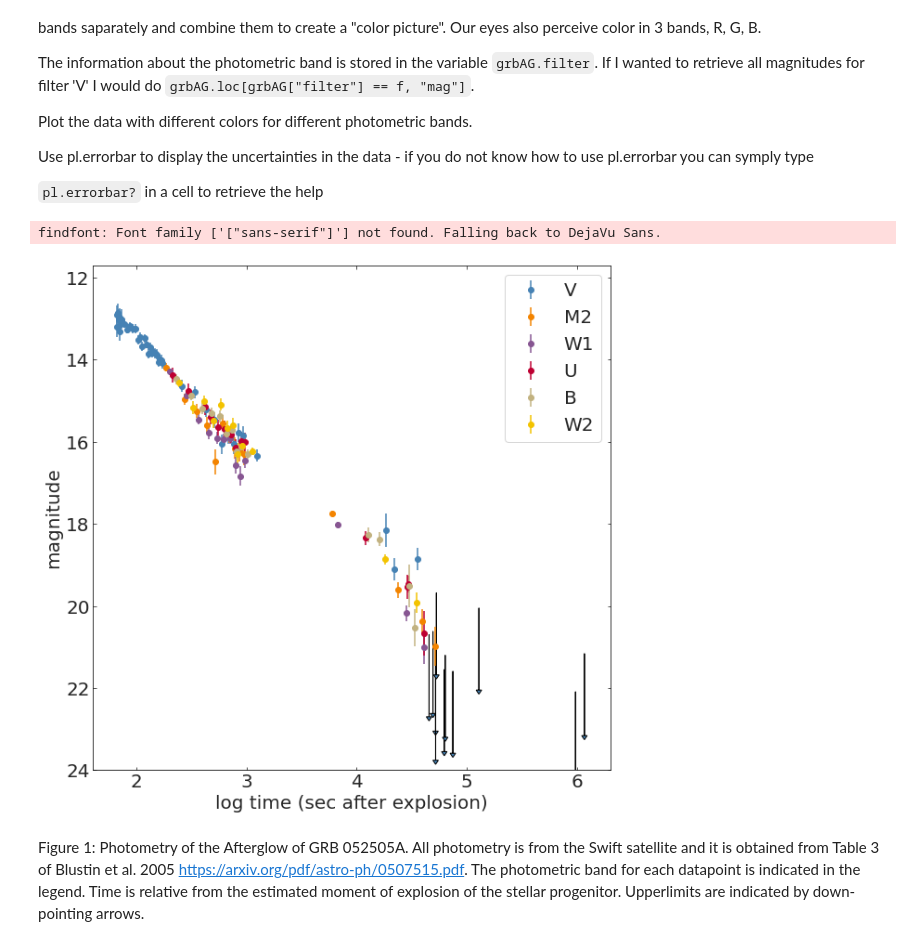
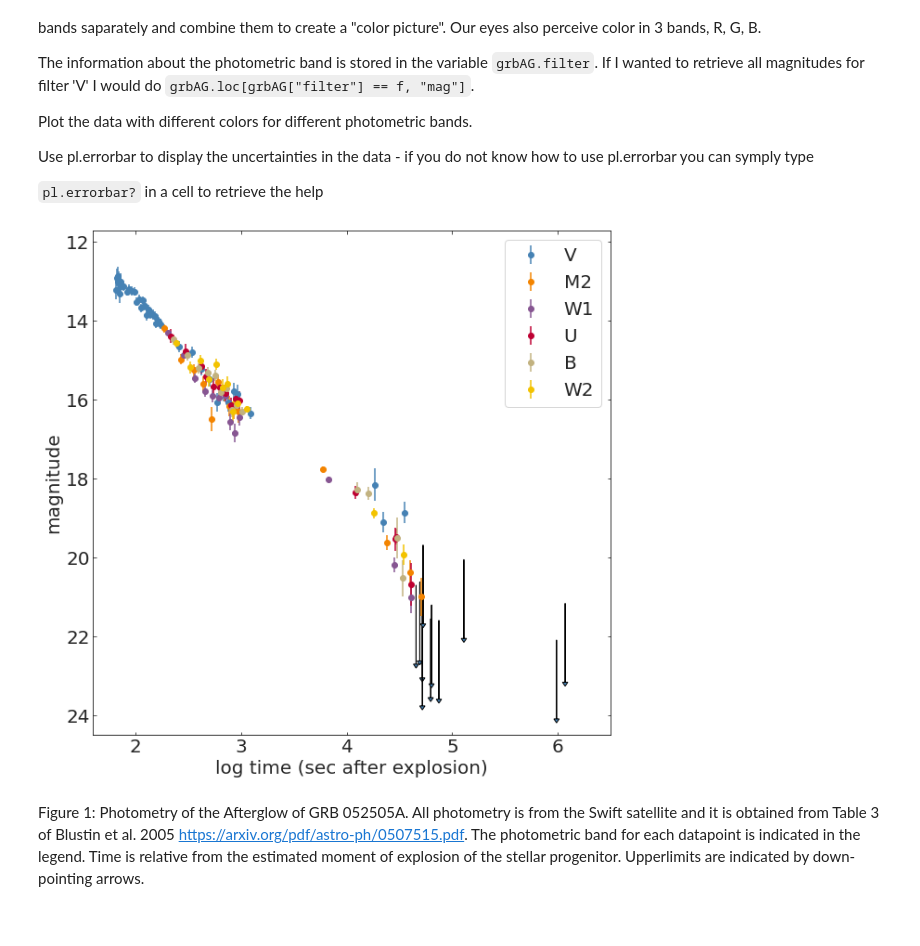
Before and after one commit to lifewinning/MLTSA22_IBurrington, a Jupyter notebook: HW1/FittingLineToGRBAfterglows_instructions.ipynb, the cells around one changed output. Cells and saved outputs as stored; diff of their text form; code cells hidden in the pictures.

```diff
--- a/HW1/FittingLineToGRBAfterglows_instructions.ipynb
+++ b/HW1/FittingLineToGRBAfterglows_instructions.ipynb
@@ -75,34 +75,32 @@ Use pl.errorbar to display the uncertainties in the data - if you do not know ho
 # %%
 #create a figure container and an axis object inside of it
 ax = pl.figure(figsize=(10,10)).add_subplot(111)
 
 #loop on every filter to plot - this will give differnt colors naturally.
 #Use pl.errorbar to plot the uncertainties
 
 for f in grbAG["filter"].unique():
     mags = grbAG.loc[grbAG["filter"] == f, "mag"]
     times = grbAG.loc[grbAG["filter"] == f, "logtime"]
     err = grbAG.loc[grbAG["filter"] == f, "magerr"]
     pl.errorbar(times, mags, yerr=err, fmt='o', label=f)
 
 # plot the upperlimits as arrows
 for i in grbAG[grbAG.upperlimit == 1].index:
     pl.arrow(grbAG.loc[i].logtime,
              grbAG.loc[i].magerr, 0, 2,
             head_width=0.05, head_length=0.1, ec='k')
 
 # I am going to invert the y axis because the "magnitude" measurement is an inverse scale: brighter is smaller
-pl.ylim(24,11.7)
-
-# my x labels aren't correct and I don't know why?
+pl.ylim(24.5,11.7)
+pl.xlim(1.6, 6.5)
 
 pl.legend()
 #Always rememebr you axis labels!!
 pl.ylabel("magnitude", fontsize=20)
 pl.xlabel("log time (sec after explosion)", fontsize=20);
 # %% [output]
-findfont: Font family ['["sans-serif"]'] not found. Falling back to DejaVu Sans.
-[figure, old version]
+[figure, new version]
 # %% [markdown]
 Figure 1: Photometry of the Afterglow of GRB 052505A. All photometry is from the Swift satellite and it is obtained from Table 3 of Blustin et al. 2005 https://arxiv.org/pdf/astro-ph/0507515.pdf. The photometric band for each datapoint is indicated in the legend. Time is relative from the estimated moment of explosion of the stellar progenitor. Upperlimits are indicated by down-pointing arrows.
 # %% [markdown]
```
Also changed, not shown: parts of 3 cells of this notebook.
